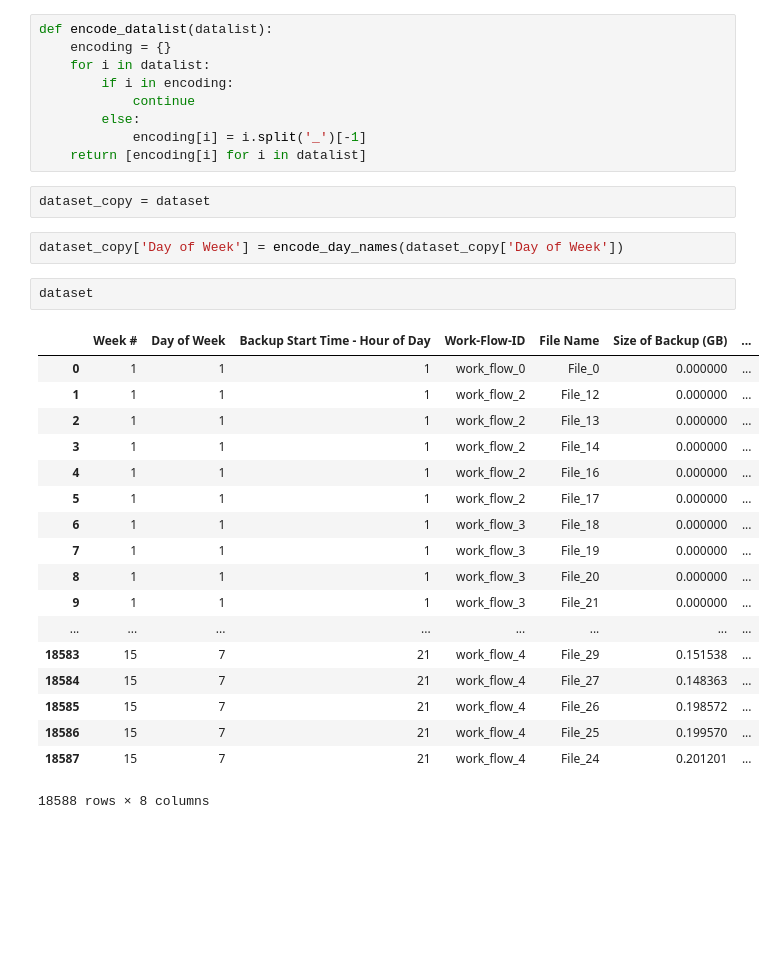
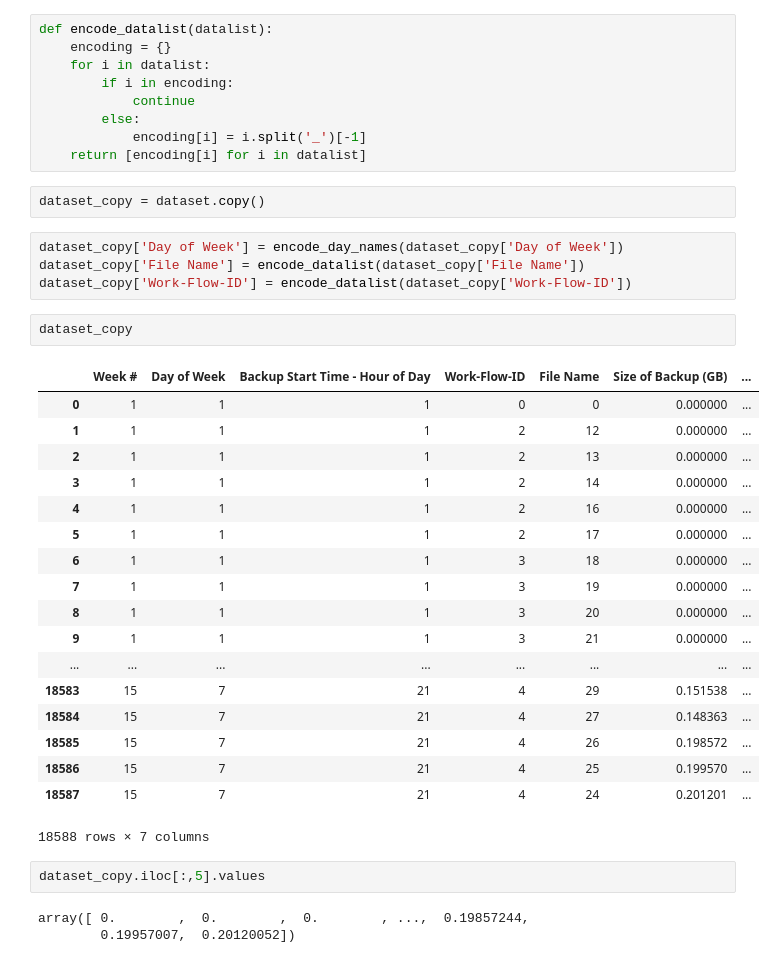
Before and after one commit to TSatyaVasanthReddy/RegressionAnalysis, a Jupyter notebook: Project4.ipynb, the cells around one changed output. Cells and saved outputs as stored; diff of their text form; blank space fills up the shorter version.

```diff
--- a/Project4.ipynb
+++ b/Project4.ipynb
@@ -171,27 +172,34 @@ def encode_datalist(datalist):
             encoding[i] = i.split('_')[-1]
     return [encoding[i] for i in datalist]
 # %%
-dataset_copy = dataset
+dataset_copy = dataset.copy()
 # %%
 dataset_copy['Day of Week'] = encode_day_names(dataset_copy['Day of Week'])
+dataset_copy['File Name'] = encode_datalist(dataset_copy['File Name'])
+dataset_copy['Work-Flow-ID'] = encode_datalist(dataset_copy['Work-Flow-ID'])
-# %%
-dataset
-# %% [output]
-|  | Week # | Day of Week | Backup Start Time - Hour of Day | Work-Flow-ID | File Name | Size of Backup (GB) | ... |
-| 0 | 1 | 1 | 1 | work_flow_0 | File_0 | 0.000000 | ... |
-| 1 | 1 | 1 | 1 | work_flow_2 | File_12 | 0.000000 | ... |
-| 2 | 1 | 1 | 1 | work_flow_2 | File_13 | 0.000000 | ... |
-| 3 | 1 | 1 | 1 | work_flow_2 | File_14 | 0.000000 | ... |
-| 4 | 1 | 1 | 1 | work_flow_2 | File_16 | 0.000000 | ... |
-| 5 | 1 | 1 | 1 | work_flow_2 | File_17 | 0.000000 | ... |
-| 6 | 1 | 1 | 1 | work_flow_3 | File_18 | 0.000000 | ... |
-| 7 | 1 | 1 | 1 | work_flow_3 | File_19 | 0.000000 | ... |
-| 8 | 1 | 1 | 1 | work_flow_3 | File_20 | 0.000000 | ... |
-| 9 | 1 | 1 | 1 | work_flow_3 | File_21 | 0.000000 | ... |
-| ... | ... | ... | ... | ... | ... | ... | ... |
-| 18583 | 15 | 7 | 21 | work_flow_4 | File_29 | 0.151538 | ... |
-| 18584 | 15 | 7 | 21 | work_flow_4 | File_27 | 0.148363 | ... |
-| 18585 | 15 | 7 | 21 | work_flow_4 | File_26 | 0.198572 | ... |
-| 18586 | 15 | 7 | 21 | work_flow_4 | File_25 | 0.199570 | ... |
-| 18587 | 15 | 7 | 21 | work_flow_4 | File_24 | 0.201201 | ... |
-18588 rows × 8 columns
+# %%
+dataset_copy
+# %% [output]
+|  | Week # | Day of Week | Backup Start Time - Hour of Day | Work-Flow-ID | File Name | Size of Backup (GB) | ... |
+| 0 | 1 | 1 | 1 | 0 | 0 | 0.000000 | ... |
+| 1 | 1 | 1 | 1 | 2 | 12 | 0.000000 | ... |
+| 2 | 1 | 1 | 1 | 2 | 13 | 0.000000 | ... |
+| 3 | 1 | 1 | 1 | 2 | 14 | 0.000000 | ... |
+| 4 | 1 | 1 | 1 | 2 | 16 | 0.000000 | ... |
+| 5 | 1 | 1 | 1 | 2 | 17 | 0.000000 | ... |
+| 6 | 1 | 1 | 1 | 3 | 18 | 0.000000 | ... |
+| 7 | 1 | 1 | 1 | 3 | 19 | 0.000000 | ... |
+| 8 | 1 | 1 | 1 | 3 | 20 | 0.000000 | ... |
+| 9 | 1 | 1 | 1 | 3 | 21 | 0.000000 | ... |
+| ... | ... | ... | ... | ... | ... | ... | ... |
+| 18583 | 15 | 7 | 21 | 4 | 29 | 0.151538 | ... |
+| 18584 | 15 | 7 | 21 | 4 | 27 | 0.148363 | ... |
+| 18585 | 15 | 7 | 21 | 4 | 26 | 0.198572 | ... |
+| 18586 | 15 | 7 | 21 | 4 | 25 | 0.199570 | ... |
+| 18587 | 15 | 7 | 21 | 4 | 24 | 0.201201 | ... |
+18588 rows × 7 columns
+# %%
+dataset_copy.iloc[:,5].values
+# %% [output]
+array([ 0.        ,  0.        ,  0.        , ...,  0.19857244,
+        0.19957007,  0.20120052])
```
Also changed, not shown: parts of 3 cells of this notebook.
